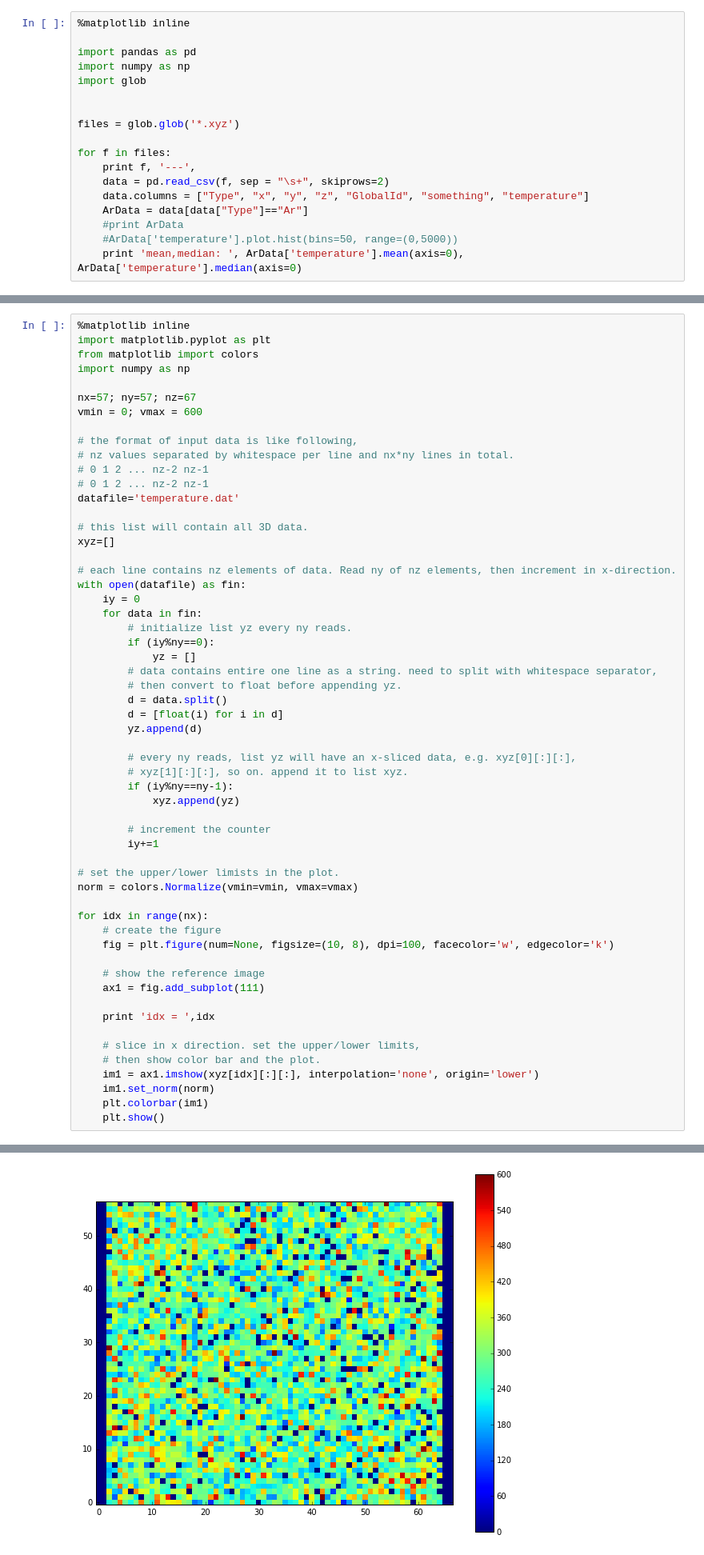
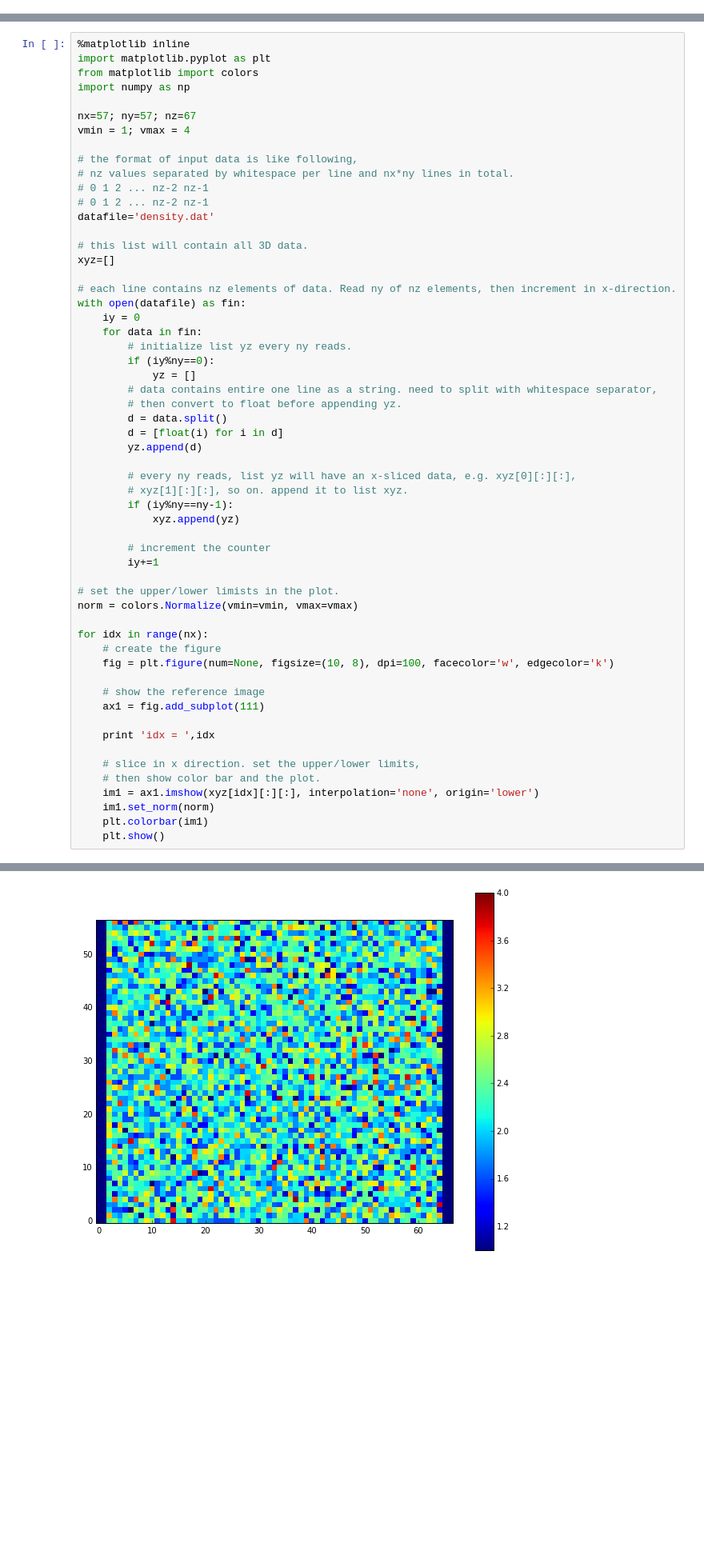
Before and after one commit to USCCACS/Utilities, a Jupyter notebook: 3DDataVisualizer.ipynb, the cells around one changed output, grey strips where cells are left out. Shown at 80% size. Drawn from its saved outputs; the diff is of its cells as text; blank space fills up the shorter version.

Commit message:
added density.dat and cleaned up a bit.

```diff
--- a/3DDataVisualizer.ipynb
+++ b/3DDataVisualizer.ipynb
@@ -1,18 +0,0 @@
-# %%
-%matplotlib inline
-
-import pandas as pd
-import numpy as np
-import glob
-
-
-files = glob.glob('*.xyz')
-
-for f in files:
-    print f, '---',
-    data = pd.read_csv(f, sep = "\s+", skiprows=2)
-    data.columns = ["Type", "x", "y", "z", "GlobalId", "something", "temperature"]
-    ArData = data[data["Type"]=="Ar"]
-    #print ArData
-    #ArData['temperature'].plot.hist(bins=50, range=(0,5000))
-    print 'mean,median: ', ArData['temperature'].mean(axis=0), ArData['temperature'].median(axis=0)
@@ -41,13 +5,13 @@ from matplotlib import colors
 import numpy as np
 
 nx=57; ny=57; nz=67
-vmin = 0; vmax = 600
+vmin = 1; vmax = 4
 
 # the format of input data is like following,
 # nz values separated by whitespace per line and nx*ny lines in total.
 # 0 1 2 ... nz-2 nz-1
 # 0 1 2 ... nz-2 nz-1
-datafile='temperature.dat'
+datafile='density.dat'
 
 # this list will contain all 3D data.
 xyz=[]
@@ -101,3 +65,3 @@ idx =  2
 idx =  3
-[figure, old version]
+[figure, new version]
 idx =  4
```
Also changed, not shown: parts of 2 cells of this notebook, 1 other file.
